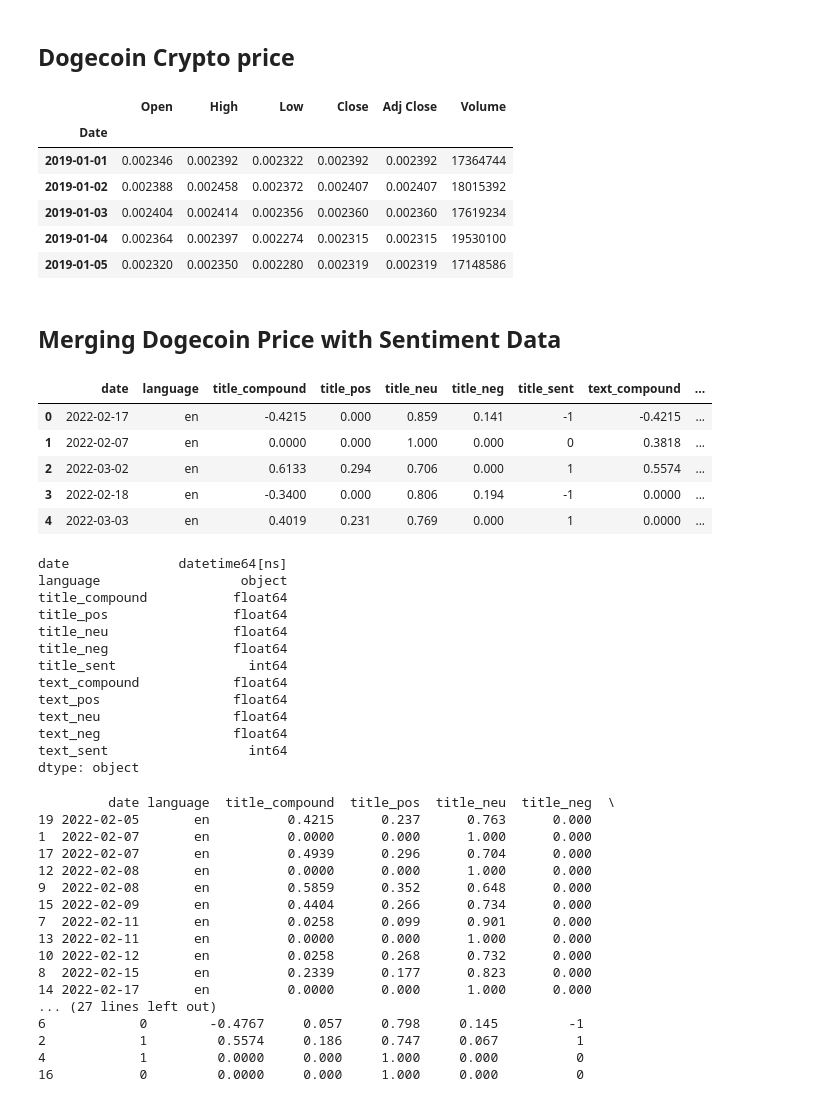
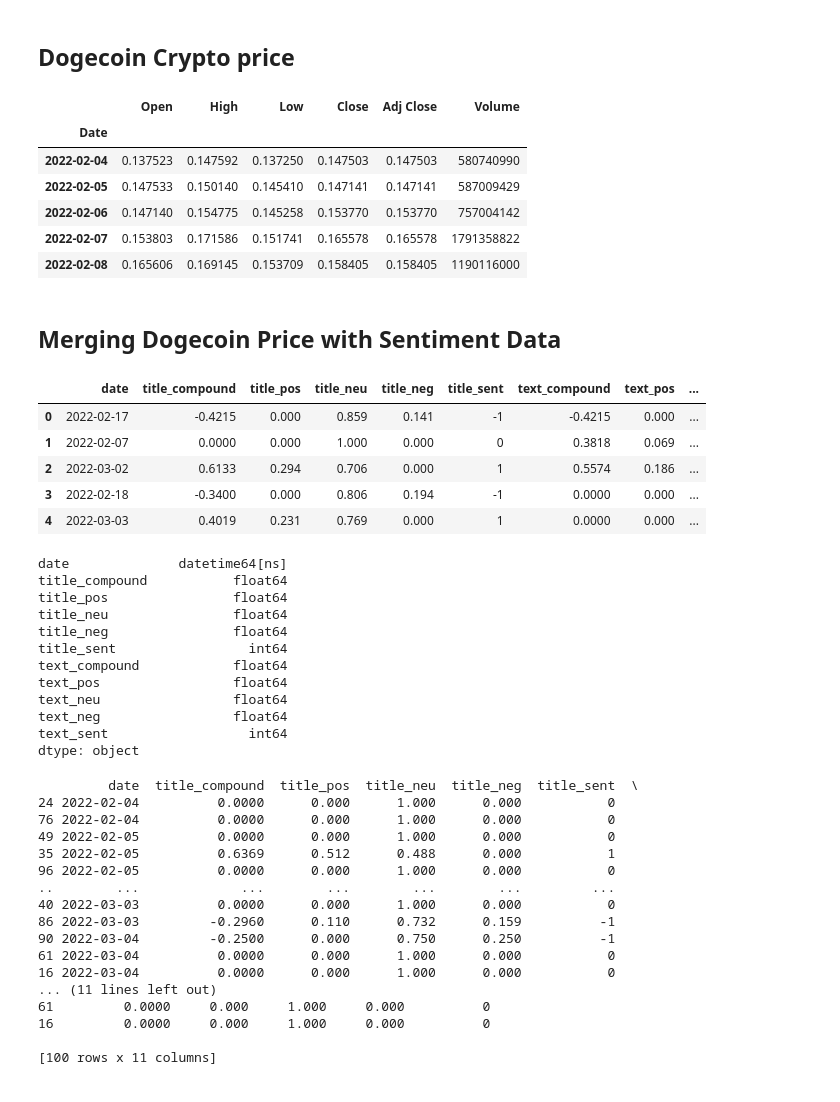
Before and after one commit to 1ightray/Group4, a Jupyter notebook: Sentiment_analysis.ipynb, the cells around one changed output. Cells and saved outputs as stored; diff of their text form; code cells hidden in the pictures.

```diff
--- a/Sentiment_analysis.ipynb
+++ b/Sentiment_analysis.ipynb
@@ -138,6 +135,7 @@ from yahoofinancials import YahooFinancials
 # %%
+#Getting Crypto price of Dogecoin from Yahoo Finance
 doge_df = yf.download('DOGE-USD',
-                      start='2019-01-01',
+                      start='2022-02-04',
                       end='2022-03-04',
                       progress=False,
 )
@@ -145,30 +143,30 @@ doge_df.head()
 # %% [output]
 |  | Open | High | Low | Close | Adj Close | Volume |
 | Date |  |  |  |  |  |  |
-| 2019-01-01 | 0.002346 | 0.002392 | 0.002322 | 0.002392 | 0.002392 | 17364744 |
-| 2019-01-02 | 0.002388 | 0.002458 | 0.002372 | 0.002407 | 0.002407 | 18015392 |
-| 2019-01-03 | 0.002404 | 0.002414 | 0.002356 | 0.002360 | 0.002360 | 17619234 |
-| 2019-01-04 | 0.002364 | 0.002397 | 0.002274 | 0.002315 | 0.002315 | 19530100 |
-| 2019-01-05 | 0.002320 | 0.002350 | 0.002280 | 0.002319 | 0.002319 | 17148586 |
+| 2022-02-04 | 0.137523 | 0.147592 | 0.137250 | 0.147503 | 0.147503 | 580740990 |
+| 2022-02-05 | 0.147533 | 0.150140 | 0.145410 | 0.147141 | 0.147141 | 587009429 |
+| 2022-02-06 | 0.147140 | 0.154775 | 0.145258 | 0.153770 | 0.153770 | 757004142 |
+| 2022-02-07 | 0.153803 | 0.171586 | 0.151741 | 0.165578 | 0.165578 | 1791358822 |
+| 2022-02-08 | 0.165606 | 0.169145 | 0.153709 | 0.158405 | 0.158405 | 1190116000 |
 # %% [markdown]
 ## Merging Dogecoin Price with Sentiment Data
 # %%
-# Cleaning the sentiment data to be indexed by date
-news_df_edit = news_df.drop(columns=["title", "description", "text"])
+#Extracting the sentiment result from the News DF
+news_df_edit = news_df.drop(columns=["title", "description", "text", "language"])
 news_df_edit.head()
 # %% [output]
-|  | date | language | title_compound | title_pos | title_neu | title_neg | title_sent | text_compound | ... |
-| 0 | 2022-02-17 | en | -0.4215 | 0.000 | 0.859 | 0.141 | -1 | -0.4215 | ... |
-| 1 | 2022-02-07 | en | 0.0000 | 0.000 | 1.000 | 0.000 | 0 | 0.3818 | ... |
-| 2 | 2022-03-02 | en | 0.6133 | 0.294 | 0.706 | 0.000 | 1 | 0.5574 | ... |
-| 3 | 2022-02-18 | en | -0.3400 | 0.000 | 0.806 | 0.194 | -1 | 0.0000 | ... |
-| 4 | 2022-03-03 | en | 0.4019 | 0.231 | 0.769 | 0.000 | 1 | 0.0000 | ... |
+|  | date | title_compound | title_pos | title_neu | title_neg | title_sent | text_compound | text_pos | ... |
+| 0 | 2022-02-17 | -0.4215 | 0.000 | 0.859 | 0.141 | -1 | -0.4215 | 0.000 | ... |
+| 1 | 2022-02-07 | 0.0000 | 0.000 | 1.000 | 0.000 | 0 | 0.3818 | 0.069 | ... |
+| 2 | 2022-03-02 | 0.6133 | 0.294 | 0.706 | 0.000 | 1 | 0.5574 | 0.186 | ... |
+| 3 | 2022-02-18 | -0.3400 | 0.000 | 0.806 | 0.194 | -1 | 0.0000 | 0.000 | ... |
+| 4 | 2022-03-03 | 0.4019 | 0.231 | 0.769 | 0.000 | 1 | 0.0000 | 0.000 | ... |
 # %%
+#Parsing date to date time format
 news_df_edit["date"] = pd.to_datetime(news_df_edit["date"])
 print(news_df_edit.dtypes)
 # %% [output]
 date              datetime64[ns]
-language                  object
 title_compound           float64
 title_pos                float64
 title_neu                float64
@@ -181,23 +179,24 @@ text_neg                 float64
 text_sent                  int64
 dtype: object
 # %%
+#Sorting Values by Date
 news_df_edit.sort_values(by='date', inplace=True)
 print(news_df_edit)
 # %% [output]
-         date language  title_compound  title_pos  title_neu  title_neg  \
-19 2022-02-05       en          0.4215      0.237      0.763      0.000
-1  2022-02-07       en          0.0000      0.000      1.000      0.000
-17 2022-02-07       en          0.4939      0.296      0.704      0.000
-12 2022-02-08       en          0.0000      0.000      1.000      0.000
-9  2022-02-08       en          0.5859      0.352      0.648      0.000
-15 2022-02-09       en          0.4404      0.266      0.734      0.000
-7  2022-02-11       en          0.0258      0.099      0.901      0.000
-13 2022-02-11       en          0.0000      0.000      1.000      0.000
-10 2022-02-12       en          0.0258      0.268      0.732      0.000
-8  2022-02-15       en          0.2339      0.177      0.823      0.000
-14 2022-02-17       en          0.0000      0.000      1.000      0.000
-... (27 lines left out)
-6            0        -0.4767     0.057     0.798     0.145         -1
-2            1         0.5574     0.186     0.747     0.067          1
-4            1         0.0000     0.000     1.000     0.000          0
-16           0         0.0000     0.000     1.000     0.000          0
+         date  title_compound  title_pos  title_neu  title_neg  title_sent  \
+24 2022-02-04          0.0000      0.000      1.000      0.000           0
+76 2022-02-04          0.0000      0.000      1.000      0.000           0
+49 2022-02-05          0.0000      0.000      1.000      0.000           0
+35 2022-02-05          0.6369      0.512      0.488      0.000           1
+96 2022-02-05          0.0000      0.000      1.000      0.000           0
+..        ...             ...        ...        ...        ...         ...
+40 2022-03-03          0.0000      0.000      1.000      0.000           0
+86 2022-03-03         -0.2960      0.110      0.732      0.159          -1
+90 2022-03-04         -0.2500      0.000      0.750      0.250          -1
+61 2022-03-04          0.0000      0.000      1.000      0.000           0
+16 2022-03-04          0.0000      0.000      1.000      0.000           0
+... (11 lines left out)
+61         0.0000     0.000     1.000     0.000          0
+16         0.0000     0.000     1.000     0.000          0
+
+[100 rows x 11 columns]
```
Also changed, not shown: parts of 20 cells of this notebook, 6 other files.
